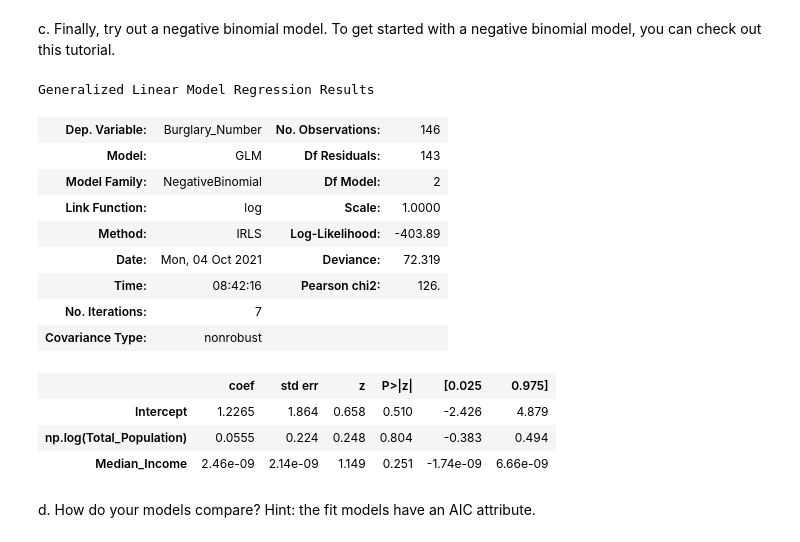
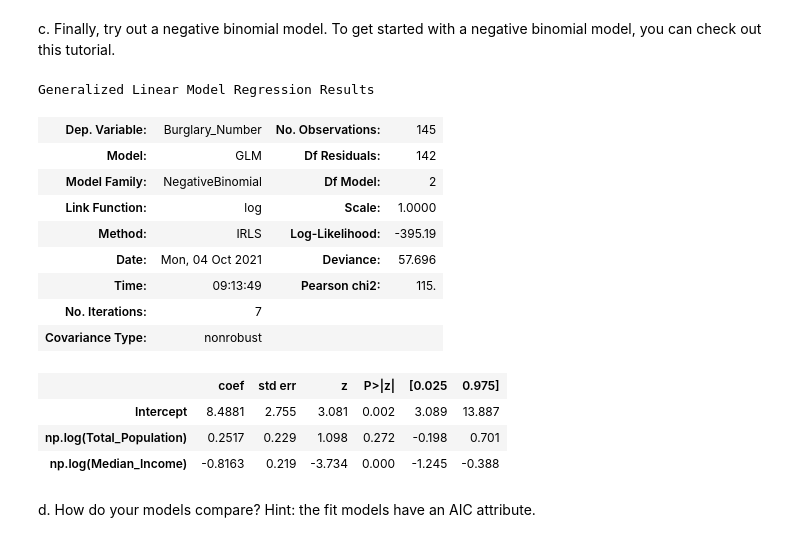
Before and after one commit to nss-data-science-cohort-5/geospatial_api-blue-barracudas, a Jupyter notebook: notebooks/First Run.ipynb, the cells around one changed output. Cells and saved outputs as stored; diff of their text form; code cells hidden in the pictures.

```diff
--- a/notebooks/First Run.ipynb
+++ b/notebooks/First Run.ipynb
@@ -131,9 +131,11 @@ a. Build a "base model" - a Poisson regression model with just an intercept term
 # Question 5(a)
 
 # Things to add: Training set breakdowns and predictions. Visualizations that include both. Thoughts on all.
+# Also dmatrix for the base model?
 
 # Clean up for log purposes. Incorporate in the above code later.
-merged_burglaries_per_1000 = merged_burglaries_per_1000.loc[merged_burglaries_per_1000['Total_Population'] > 0]
+merged_burglaries_per_1000 = merged_burglaries_per_1000.loc[(merged_burglaries_per_1000['Total_Population'] > 0)\
+                                                            & (merged_burglaries_per_1000['Median_Income'] > 0)]
 
 # Create base model and print summary.
 base_model = glm("Burglary_Number ~ np.log(Total_Population)",
@@ -186,27 +188,27 @@ c. Finally, try out a negative binomial model. To get started with a negative bi
 # %%
 # Question 5(c)
 
 # Create negative binomial model on burglary rate and median income and print summary.
-nb2_model = glm("Burglary_Number ~ np.log(Total_Population) + Median_Income",
+nb2_model = glm("Burglary_Number ~ np.log(Total_Population) + np.log(Median_Income)",
                  data = merged_burglaries_per_1000,
                  family = sm.families.NegativeBinomial()).fit()
 
 nb2_model.summary()
 # %% [output]
 Generalized Linear Model Regression Results
-| Dep. Variable: | Burglary_Number | No. Observations: | 146 |
-| Model: | GLM | Df Residuals: | 143 |
+| Dep. Variable: | Burglary_Number | No. Observations: | 145 |
+| Model: | GLM | Df Residuals: | 142 |
 | Model Family: | NegativeBinomial | Df Model: | 2 |
 | Link Function: | log | Scale: | 1.0000 |
-| Method: | IRLS | Log-Likelihood: | -403.89 |
-| Date: | Mon, 04 Oct 2021 | Deviance: | 72.319 |
-| Time: | 08:42:16 | Pearson chi2: | 126. |
+| Method: | IRLS | Log-Likelihood: | -395.19 |
+| Date: | Mon, 04 Oct 2021 | Deviance: | 57.696 |
+| Time: | 09:13:49 | Pearson chi2: | 115. |
 | No. Iterations: | 7 |  |  |
 | Covariance Type: | nonrobust |  |  |
 |  | coef | std err | z | P>|z| | [0.025 | 0.975] |
-| Intercept | 1.2265 | 1.864 | 0.658 | 0.510 | -2.426 | 4.879 |
-| np.log(Total_Population) | 0.0555 | 0.224 | 0.248 | 0.804 | -0.383 | 0.494 |
-| Median_Income | 2.46e-09 | 2.14e-09 | 1.149 | 0.251 | -1.74e-09 | 6.66e-09 |
+| Intercept | 8.4881 | 2.755 | 3.081 | 0.002 | 3.089 | 13.887 |
+| np.log(Total_Population) | 0.2517 | 0.229 | 1.098 | 0.272 | -0.198 | 0.701 |
+| np.log(Median_Income) | -0.8163 | 0.219 | -3.734 | 0.000 | -1.245 | -0.388 |
 # %% [markdown]
 d. How do your models compare? Hint: the fit models have an AIC attribute.
 # %%
```
Also changed, not shown: parts of 3 cells of this notebook.
